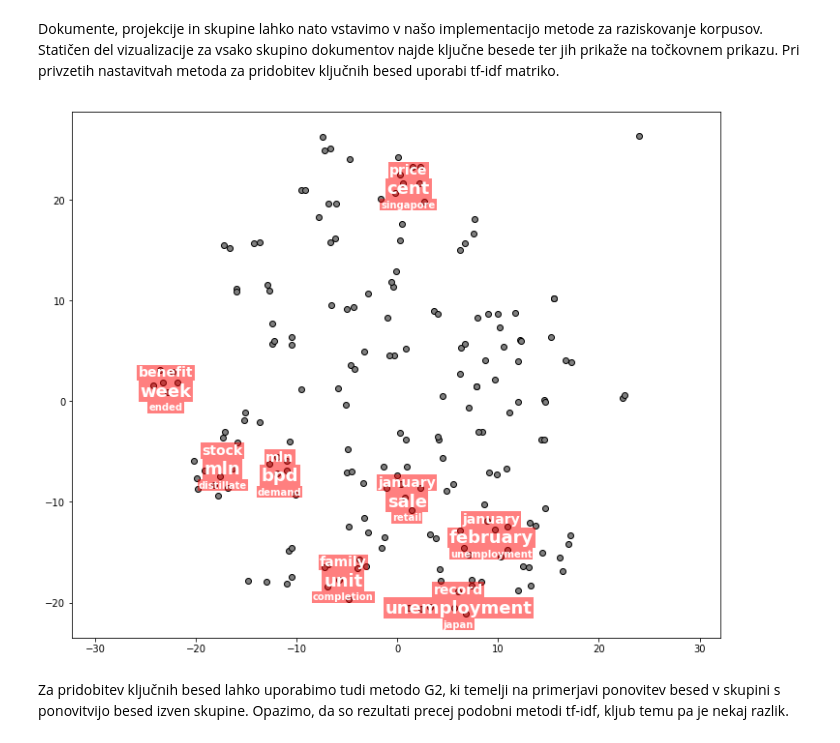
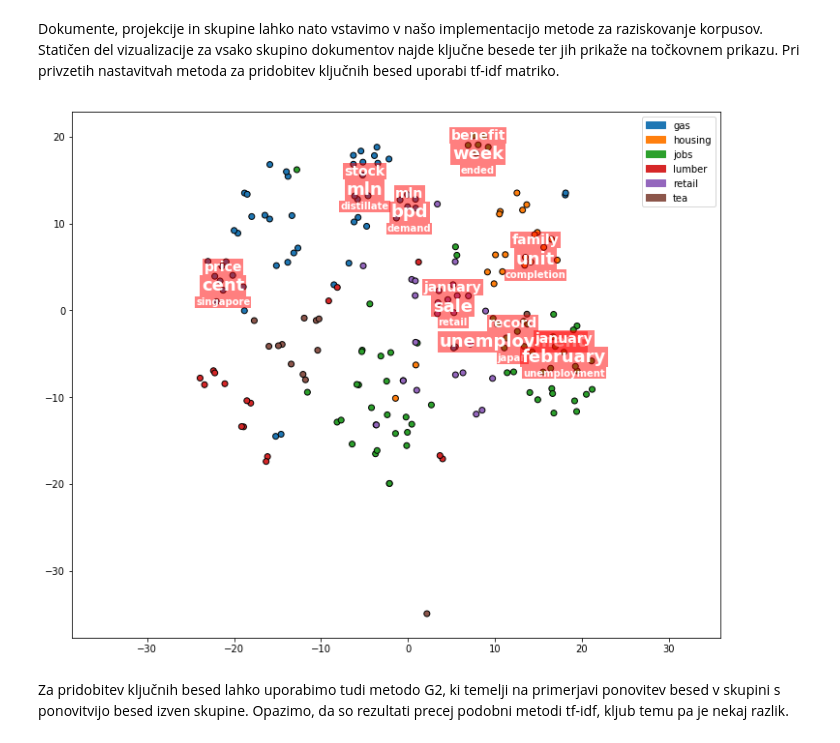
Before and after one commit to simejanko/mag-multidim-proj-visualisation, a Jupyter notebook: showcases/text_exploration.ipynb, the cells around one changed output. Saved outputs shown, nothing was run; the diff lists cells and outputs as text; code cells hidden in the pictures.

Commit message:
Add option to represent classes as colors on scatter plot.

```diff
--- a/showcases/text_exploration.ipynb
+++ b/showcases/text_exploration.ipynb
@@ -15,9 +19,11 @@ Za demonstracijo uporabimo podmnožico finančnih novic Reuters. Podmnožica je
 # %%
 selected_categories = ['housing', 'gas', 'tea', 'lumber', 'jobs', 'retail']
 texts = []
-for c in selected_categories:
+categories = []
+for i,c in enumerate(selected_categories):
     for file in reuters.fileids(c):
         texts.append(reuters.raw(file))
+        categories.append(c)
 # %% [markdown]
 Poleg tekstov metoda kot vhod sprejme poljubno projekcijo dokumentov in poljubno razvrstitev dokumentov v skupine. Za pridobitev teh najprej izvedemo osnovno preobdelavo besedil, ki vključuje odstranitev nečrkovnih znakov, pretvorbo v majhne črke in pretvorbo v osnovno obliko besed (lematizacijo). Nato za dokumente izračunamo vektorje značilk tf-idf. Ti vektorji predstavljajo relativne ferkvence besed v dokumentih, obtežene z redkostmi teh besed v celotnem korpusu. Besede, ki se v dokumentu pojavijo pogosto in se v celotnem korupusu pojavijo redko imajo torej relativno visoke vrednosti. S tf-idf matriko lahko nato pridobimo projekcijo z uporabo metode t-SNE in skupine dokumentov z uporabo metode DBSCAN.
 # %%
@@ -34,9 +40,9 @@ Dokumente, projekcije in skupine lahko nato vstavimo v našo implementacijo meto
 # %%
 doc_explorer = DocExplorer()
 doc_explorer.fit(texts, X_em=X_em, clusters=clusters)
-fig = doc_explorer.plot_static()
+fig, ax = doc_explorer.plot_static(classes=categories)
 # %% [output]
-[figure, old version]
+[figure, new version]
 # %% [markdown]
 Za pridobitev ključnih besed lahko uporabimo tudi metodo G2, ki temelji na primerjavi ponovitev besed v skupini s ponovitvijo besed izven skupine. Opazimo, da so rezultati precej podobni metodi tf-idf, kljub temu pa je nekaj razlik.
 # %%
```
Also changed, not shown: parts of 4 cells of this notebook, 1 other file.
